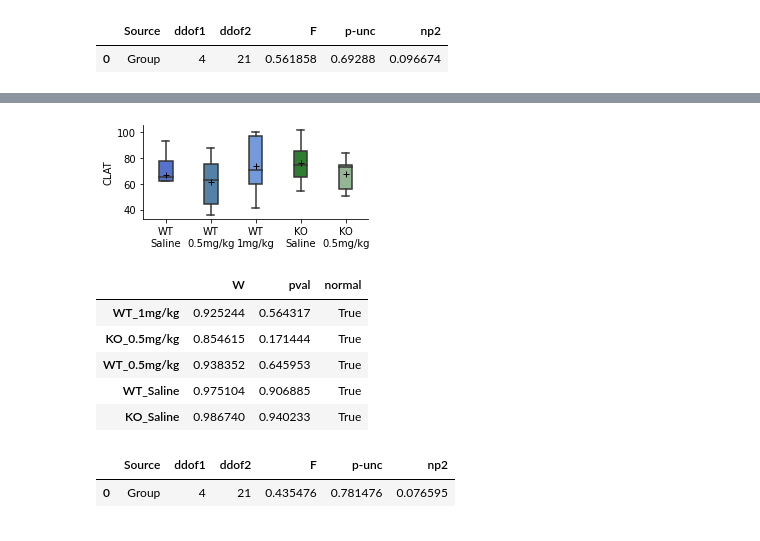
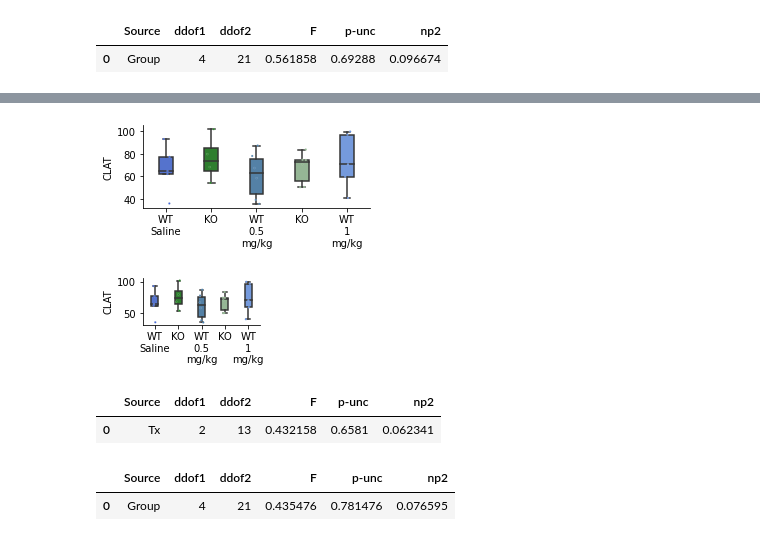
Before and after one commit to FMendezSlc/NeuroPy, a Jupyter notebook: MK_AG_stats.ipynb, the cells around one changed output, grey strips where cells are left out. Cells and saved outputs as stored; diff of their text form; code cells hidden in the pictures.

```diff
--- a/MK_AG_stats.ipynb
+++ b/MK_AG_stats.ipynb
@@ -43,3 +68,5 @@ pg.normality(data = ag_df, dv = 'T/C', group = 'Group')
 | WT_0.5mg/kg | 0.849584 | 0.156191 | True |
 | WT_Saline | 0.897787 | 0.397776 | True |
 | KO_Saline | 0.943028 | 0.672875 | True |
+# %%
+ag_df.rename(columns={'T/C':'TC'}, inplace=True)
@@ -78,13 +146,26 @@ pg.anova(data = ag_df, dv = 'CAMP', between = 'Group')
 # %%
 CLAT_fig = plt.figure(figsize=(4, 2))
-ax = sns.boxplot(data = ag_df, x= 'Group', y= 'CLAT', order = ['WT_Saline', 'WT_0.5mg/kg', 'WT_1mg/kg', 'KO_Saline', 'KO_0.5mg/kg'], palette=['royalblue', 'steelblue', 'cornflowerblue', 'forestgreen', 'darkseagreen'], width = 0.3, showmeans = True, meanprops={"marker":"+", "markeredgecolor":"k"}, showfliers = False)
+ax = sns.boxplot(data = ag_df, x= 'Group', y= 'CLAT', order = ['WT_Saline', 'KO_Saline', 'WT_0.5mg/kg', 'KO_0.5mg/kg', 'WT_1mg/kg'], palette=['royalblue', 'forestgreen', 'steelblue', 'darkseagreen', 'cornflowerblue'], showfliers = False, dodge=False, width=0.3)
+sns.stripplot(data = ag_df, x= 'Group', y= 'CLAT', order = ['WT_Saline', 'KO_Saline', 'WT_0.5mg/kg', 'KO_0.5mg/kg', 'WT_1mg/kg'], palette=['royalblue', 'forestgreen', 'steelblue', 'darkseagreen', 'cornflowerblue'], dodge=False, edgecolor='silver', size=2, linewidth=0.2)
 sns.despine()
 ax.set_ylabel('CLAT')
 #ax.set_ylim([0.0, 1.0])
-ax.set_xticklabels(['WT\nSaline', 'WT\n0.5mg/kg', 'WT\n1mg/kg', 'KO\nSaline', 'KO\n0.5mg/kg'])
+ax.set_xticklabels(['WT\nSaline', 'KO', 'WT\n0.5\nmg/kg', 'KO', 'WT\n1\nmg/kg'])
 ax.set_xlabel('')
 plt.tight_layout()
 # %% [output]
-[figure, old version]
+[figure, new version]
 # %%
 CLAT_fig.savefig('/Users/labc02/Documents/PDCB_data/MK-project/Sensory_Gating/Figures/CLAT_fig.svg')
+# %%
+CLAT_fig_paper = plt.figure(figsize=(2.5, 1.5))
+ax = sns.boxplot(data = ag_df, x= 'Group', y= 'CLAT', order = ['WT_Saline', 'KO_Saline', 'WT_0.5mg/kg', 'KO_0.5mg/kg', 'WT_1mg/kg'], palette=['royalblue', 'forestgreen', 'steelblue', 'darkseagreen', 'cornflowerblue'], showfliers = False, dodge=False, width=0.3)
+sns.stripplot(data = ag_df, x= 'Group', y= 'CLAT', order = ['WT_Saline', 'KO_Saline', 'WT_0.5mg/kg', 'KO_0.5mg/kg', 'WT_1mg/kg'], palette=['royalblue', 'forestgreen', 'steelblue', 'darkseagreen', 'cornflowerblue'], dodge=False, edgecolor='silver', size=2, linewidth=0.2)
+sns.despine()
+ax.set_ylabel('CLAT')
+#ax.set_ylim([0.0, 1.0])
+ax.set_xticklabels(['WT\nSaline', 'KO', 'WT\n0.5\nmg/kg', 'KO', 'WT\n1\nmg/kg'])
+ax.set_xlabel('')
+plt.tight_layout()
+# %% [output]
+[figure, added]
@@ -91,12 +174,8 @@ CLAT_fig.savefig('/Users/labc02/Documents/PDCB_data/MK-project/Sensory_Gating/Fi
 # %%
-pg.normality(data = ag_df, dv = 'CLAT', group = 'Group')
+pg.anova(data = ag_df[ag_df['Genotype']=='WT'], dv = 'CLAT', between = 'Tx')
 # %% [output]
-|  | W | pval | normal |
-| WT_1mg/kg | 0.925244 | 0.564317 | True |
-| KO_0.5mg/kg | 0.854615 | 0.171444 | True |
-| WT_0.5mg/kg | 0.938352 | 0.645953 | True |
-| WT_Saline | 0.975104 | 0.906885 | True |
-| KO_Saline | 0.986740 | 0.940233 | True |
+|  | Source | ddof1 | ddof2 | F | p-unc | np2 |
+| 0 | Tx | 2 | 13 | 0.432158 | 0.6581 | 0.062341 |
 # %%
 pg.anova(data = ag_df, dv = 'CLAT', between = 'Group')
 # %% [output]
```
Also changed, not shown: parts of 24 cells of this notebook, 2 other files.
